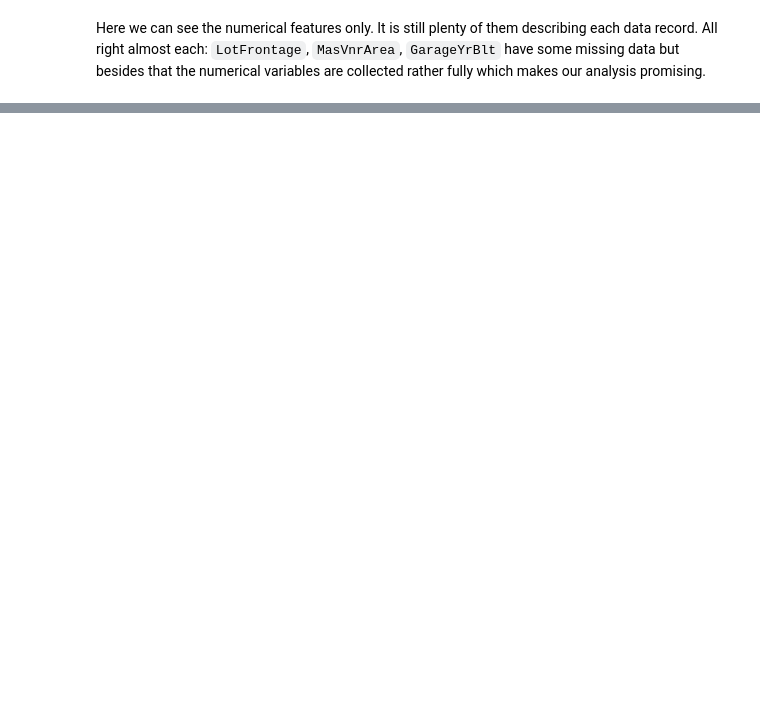
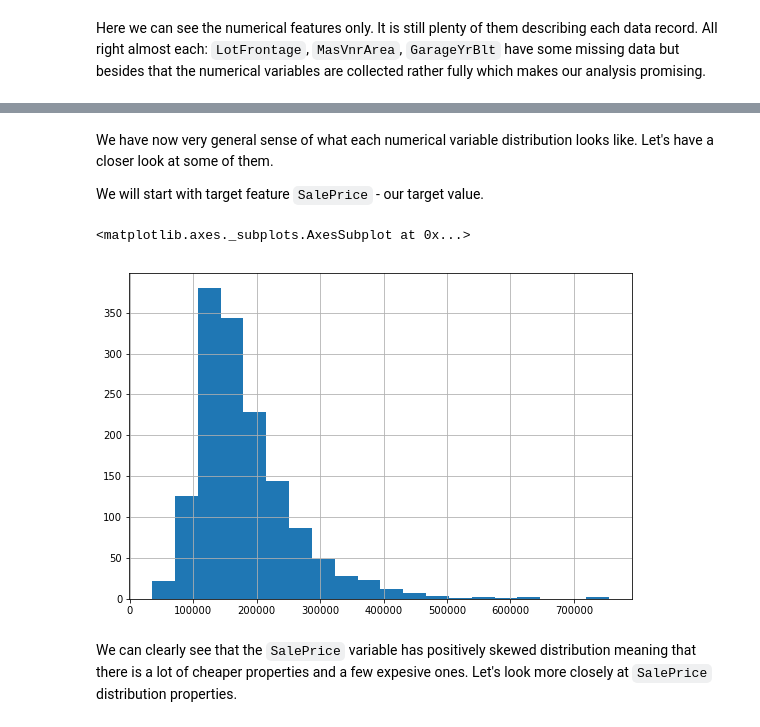
Before and after one commit to msznajder/ames_house_prices_kaggle, a Jupyter notebook: ames_house_prices_kaggle_competition.ipynb, the cells around one changed output, grey strips where cells are left out. Drawn from its saved outputs; the diff is of its cells as text; code cells hidden in the pictures; blank space fills up the shorter version.

```diff
--- a/ames_house_prices_kaggle_competition.ipynb
+++ b/ames_house_prices_kaggle_competition.ipynb
@@ -129,0 +146,11 @@ Here we can see the numerical features only. It is still plenty of them describi
+# %% [markdown]
+We have now very general sense of what each numerical variable distribution looks like. Let's have a closer look at some of them.
+
+We will start with target feature `SalePrice` - our target value.
+# %%
+housing_copy["SalePrice"].hist(bins=20, figsize=(9, 6))
+# %% [output]
+<matplotlib.axes._subplots.AxesSubplot at 0x...>
+[figure, added]
+# %% [markdown]
+We can clearly see that the `SalePrice` variable has positively skewed distribution meaning that there is a lot of cheaper properties and a few expesive ones. Let's look more closely at `SalePrice` distribution properties.
```
Also changed, not shown: parts of 9 cells of this notebook.
